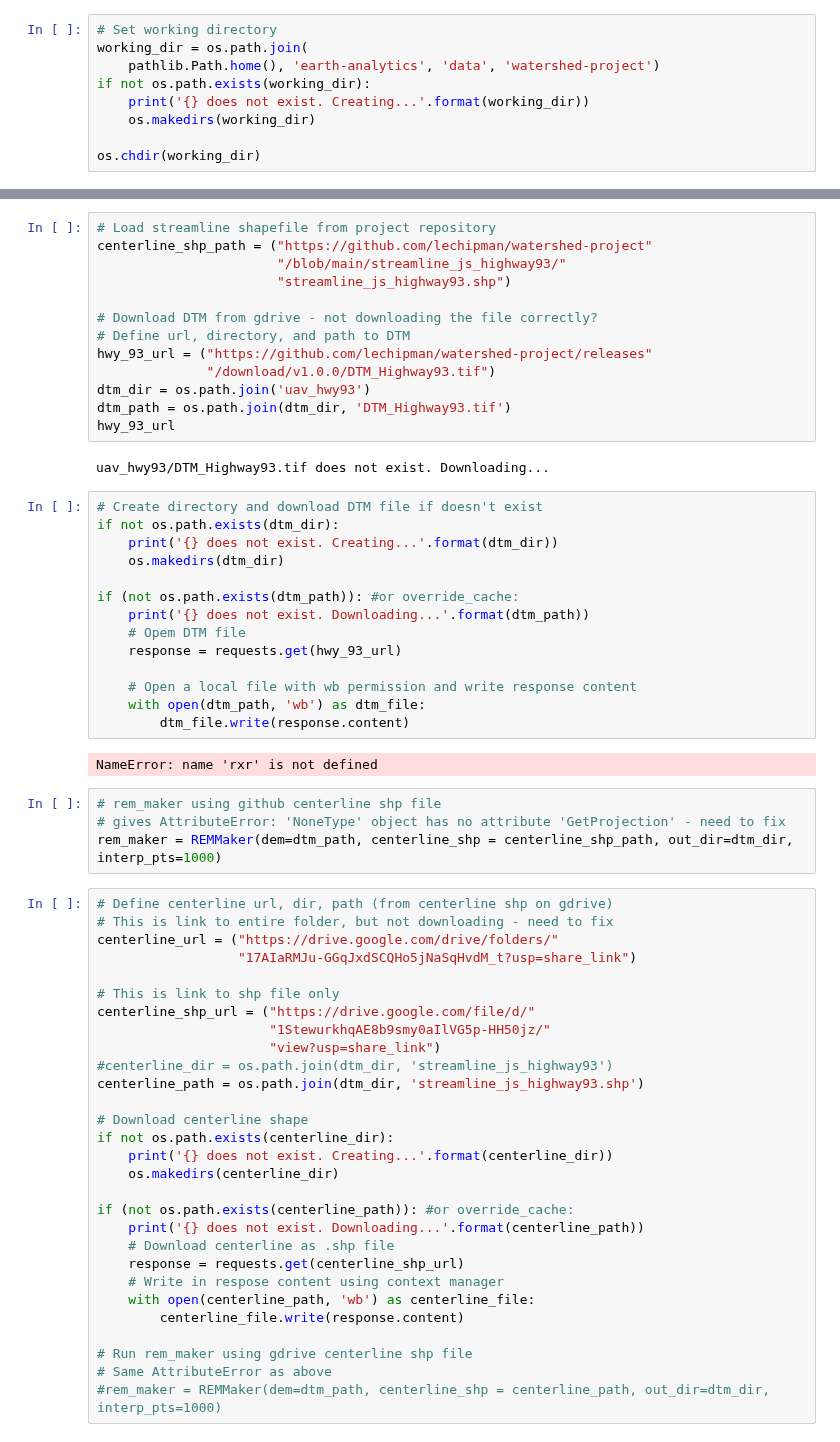
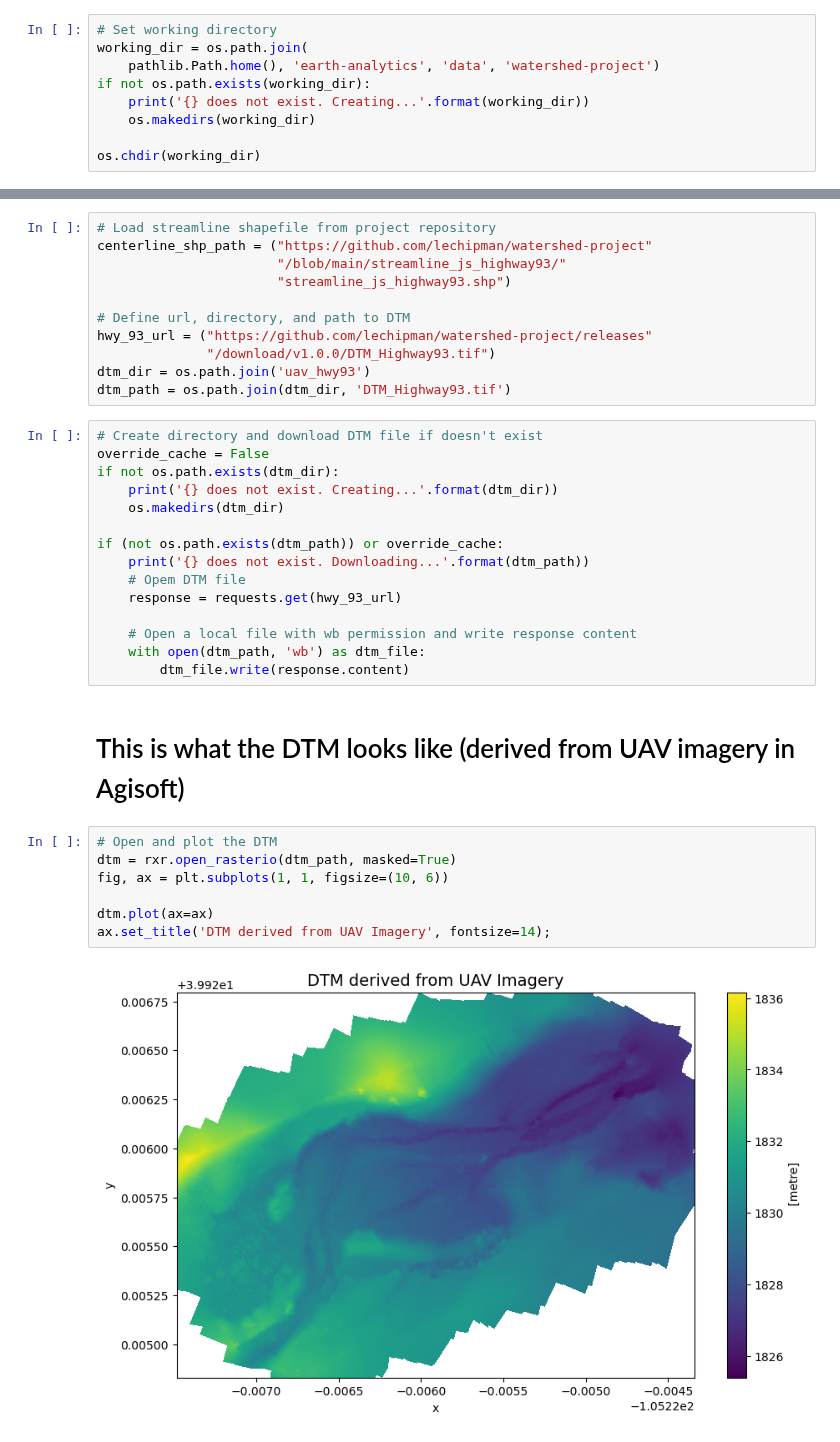
Before and after one commit to lechipman/example-project-repository, a Jupyter notebook: watershed_project.ipynb, the cells around one changed output, grey strips where cells are left out. Drawn from its saved outputs; the diff is of its cells as text.

Commit message:
added some plots

```diff
--- a/watershed_project.ipynb
+++ b/watershed_project.ipynb
@@ -39,22 +88,19 @@ centerline_shp_path = ("https://github.com/lechipman/watershed-project"
                        "/blob/main/streamline_js_highway93/"
                        "streamline_js_highway93.shp")
 
-# Download DTM from gdrive - not downloading the file correctly?
 # Define url, directory, and path to DTM
 hwy_93_url = ("https://github.com/lechipman/watershed-project/releases"
               "/download/v1.0.0/DTM_Highway93.tif")
 dtm_dir = os.path.join('uav_hwy93')
 dtm_path = os.path.join(dtm_dir, 'DTM_Highway93.tif')
-hwy_93_url
-# %% [output]
-uav_hwy93/DTM_Highway93.tif does not exist. Downloading...
 # %%
 # Create directory and download DTM file if doesn't exist
+override_cache = False
 if not os.path.exists(dtm_dir):
     print('{} does not exist. Creating...'.format(dtm_dir))
     os.makedirs(dtm_dir)
 
-if (not os.path.exists(dtm_path)): #or override_cache:
+if (not os.path.exists(dtm_path)) or override_cache:
     print('{} does not exist. Downloading...'.format(dtm_path))
     # Opem DTM file
     response = requests.get(hwy_93_url)
@@ -62,38 +108,14 @@ if (not os.path.exists(dtm_path)): #or override_cache:
     # Open a local file with wb permission and write response content
     with open(dtm_path, 'wb') as dtm_file:
         dtm_file.write(response.content)
-# %% [output]
-NameError: name 'rxr' is not defined
-# %%
-# rem_maker using github centerline shp file
-# gives AttributeError: 'NoneType' object has no attribute 'GetProjection' - need to fix
-rem_maker = REMMaker(dem=dtm_path, centerline_shp = centerline_shp_path, out_dir=dtm_dir, interp_pts=1000)
-# %%
-# Define centerline url, dir, path (from centerline shp on gdrive)
-# This is link to entire folder, but not downloading - need to fix
-centerline_url = ("https://drive.google.com/drive/folders/"
-                  "17AIaRMJu-GGqJxdSCQHo5jNaSqHvdM_t?usp=share_link")
-
-# This is link to shp file only
-centerline_shp_url = ("https://drive.google.com/file/d/"
-                      "1StewurkhqAE8b9smy0aIlVG5p-HH50jz/"
-                      "view?usp=share_link")
-#centerline_dir = os.path.join(dtm_dir, 'streamline_js_highway93')
-centerline_path = os.path.join(dtm_dir, 'streamline_js_highway93.shp')
-
-# Download centerline shape
-if not os.path.exists(centerline_dir):
-    print('{} does not exist. Creating...'.format(centerline_dir))
-    os.makedirs(centerline_dir)
-
-if (not os.path.exists(centerline_path)): #or override_cache:
-    print('{} does not exist. Downloading...'.format(centerline_path))
-    # Download centerline as .shp file
-    response = requests.get(centerline_shp_url)
-    # Write in respose content using context manager
-    with open(centerline_path, 'wb') as centerline_file:
-        centerline_file.write(response.content)
-
-# Run rem_maker using gdrive centerline shp file
-# Same AttributeError as above
-#rem_maker = REMMaker(dem=dtm_path, centerline_shp = centerline_path, out_dir=dtm_dir, interp_pts=1000)
+# %% [markdown]
+# This is what the DTM  looks like (derived from UAV imagery in Agisoft)
+# %%
+# Open and plot the DTM
+dtm = rxr.open_rasterio(dtm_path, masked=True)
+fig, ax = plt.subplots(1, 1, figsize=(10, 6))
+
+dtm.plot(ax=ax)
+ax.set_title('DTM derived from UAV Imagery', fontsize=14);
+# %% [output]
+[figure, added]
```
Also changed, not shown: parts of 14 cells of this notebook.
